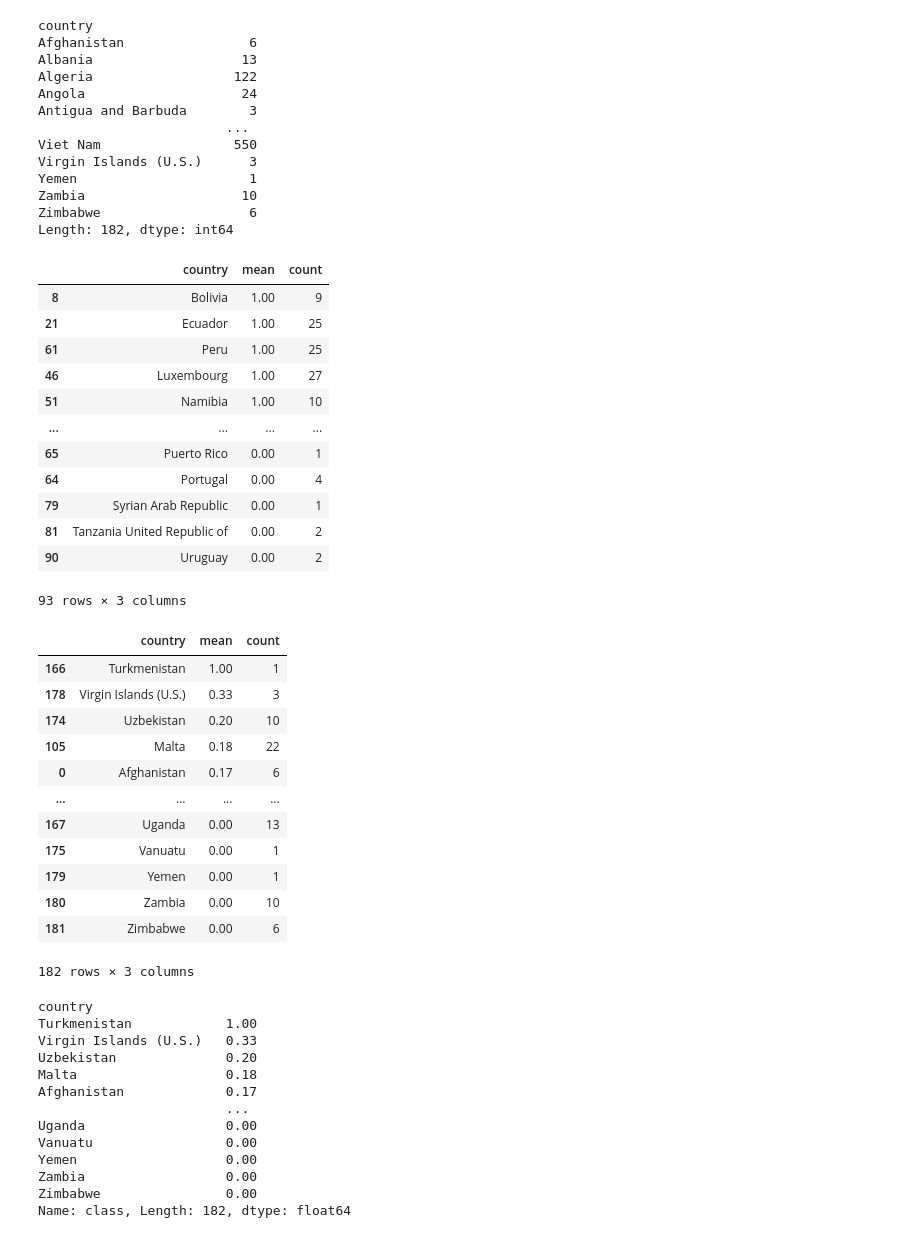
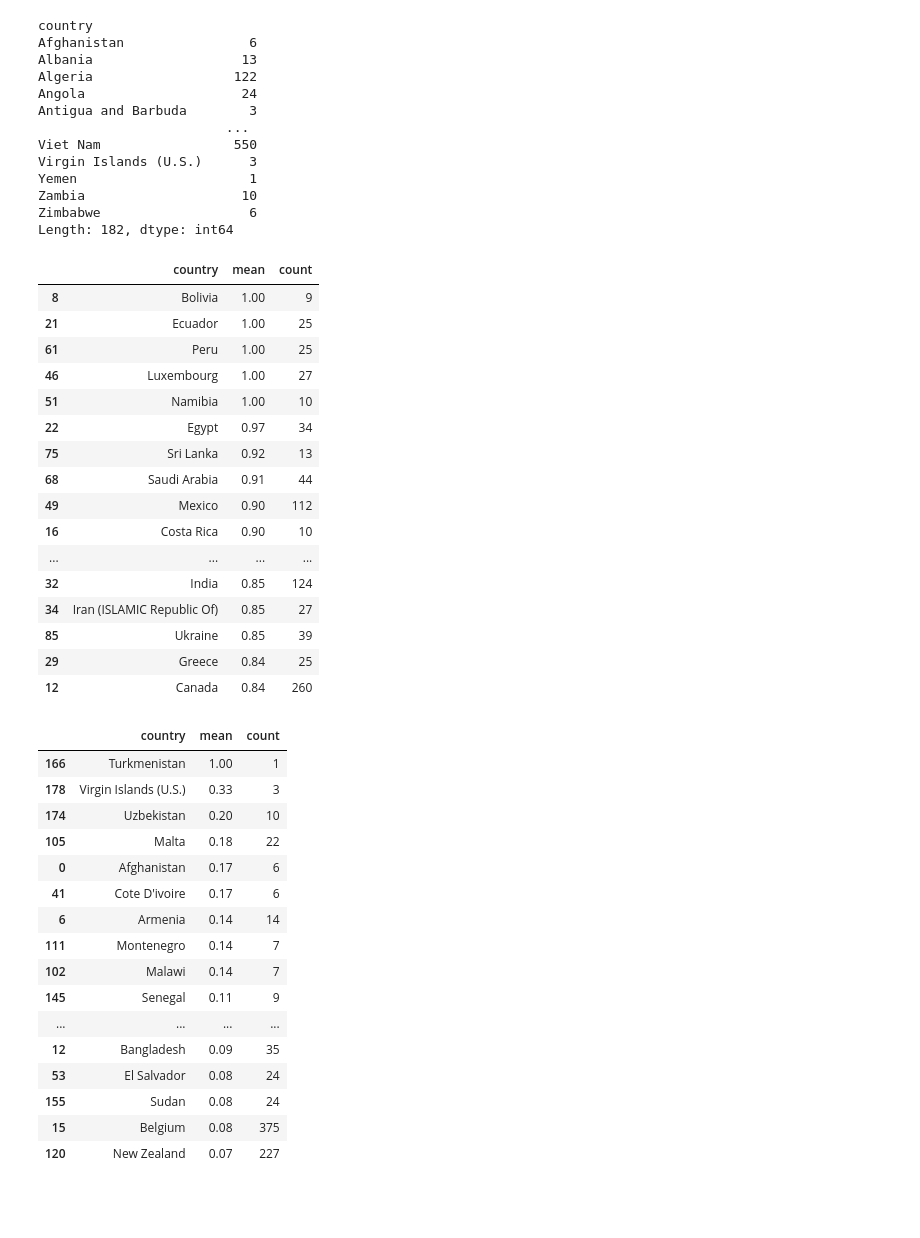
Before and after one commit to LLAES07/fraude_deteccion, a Jupyter notebook: notebook/main.ipynb, the cells around one changed output. Cells and saved outputs as stored; diff of their text form; code cells hidden in the pictures; blank space fills up the shorter version.

Commit message:
Agregada disminucion tasa de fraude mes 1 y resto

```diff
--- a/notebook/main.ipynb
+++ b/notebook/main.ipynb
@@ -1513,25 +1514,29 @@ Zambia                    10
 Zimbabwe                   6
 Length: 182, dtype: int64
 # %%
-df_country_time = df_merged[df_merged['purchase_time_month']==1].groupby([ 'country'])['class'].agg(['mean','count']).reset_index().sort_values('mean',ascending=False)
-df_country_time
+df_country_time_mes_uno = df_merged[df_merged['purchase_time_month']==1].groupby([ 'country'])['class'].agg(['mean','count']).reset_index().sort_values('mean',ascending=False)
+df_country_time_mes_uno.head(25)
 # %% [output]
 |  | country | mean | count |
 | 8 | Bolivia | 1.00 | 9 |
 | 21 | Ecuador | 1.00 | 25 |
 | 61 | Peru | 1.00 | 25 |
 | 46 | Luxembourg | 1.00 | 27 |
 | 51 | Namibia | 1.00 | 10 |
+| 22 | Egypt | 0.97 | 34 |
+| 75 | Sri Lanka | 0.92 | 13 |
+| 68 | Saudi Arabia | 0.91 | 44 |
+| 49 | Mexico | 0.90 | 112 |
+| 16 | Costa Rica | 0.90 | 10 |
 | ... | ... | ... | ... |
-| 65 | Puerto Rico | 0.00 | 1 |
-| 64 | Portugal | 0.00 | 4 |
-| 79 | Syrian Arab Republic | 0.00 | 1 |
-| 81 | Tanzania United Republic of | 0.00 | 2 |
-| 90 | Uruguay | 0.00 | 2 |
+| 32 | India | 0.85 | 124 |
+| 34 | Iran (ISLAMIC Republic Of) | 0.85 | 27 |
+| 85 | Ukraine | 0.85 | 39 |
+| 29 | Greece | 0.84 | 25 |
+| 12 | Canada | 0.84 | 260 |
-93 rows × 3 columns
 # %%
-df_country_time = df_merged[df_merged['purchase_time_month']!=1].groupby([ 'country'])['class'].agg(['mean','count']).reset_index().sort_values('mean',ascending=False)
-df_country_time
+df_country_time_resto = df_merged[df_merged['purchase_time_month']!=1].groupby([ 'country'])['class'].agg(['mean','count']).reset_index().sort_values('mean',ascending=False)
+df_country_time_resto.head(25)
 # %% [output]
 |  | country | mean | count |
 | 166 | Turkmenistan | 1.00 | 1 |
@@ -1539,28 +1544,19 @@ df_country_time
 | 174 | Uzbekistan | 0.20 | 10 |
 | 105 | Malta | 0.18 | 22 |
 | 0 | Afghanistan | 0.17 | 6 |
+| 41 | Cote D'ivoire | 0.17 | 6 |
+| 6 | Armenia | 0.14 | 14 |
+| 111 | Montenegro | 0.14 | 7 |
+| 102 | Malawi | 0.14 | 7 |
+| 145 | Senegal | 0.11 | 9 |
 | ... | ... | ... | ... |
-| 167 | Uganda | 0.00 | 13 |
-| 175 | Vanuatu | 0.00 | 1 |
-| 179 | Yemen | 0.00 | 1 |
-| 180 | Zambia | 0.00 | 10 |
-| 181 | Zimbabwe | 0.00 | 6 |
+| 12 | Bangladesh | 0.09 | 35 |
+| 53 | El Salvador | 0.08 | 24 |
+| 155 | Sudan | 0.08 | 24 |
+| 15 | Belgium | 0.08 | 375 |
+| 120 | New Zealand | 0.07 | 227 |
-182 rows × 3 columns
 # %%
-df_stable = df_merged[df_merged['purchase_time_month'] != 1]
+df_mes1 = df_merged[df_merged['purchase_time_month'] == 1].groupby('country')['class'].agg(['mean', 'count']).reset_index().rename(columns={'mean': 'fraud_mes1', 'count': 'count_mes1'})
 
-df_stable.groupby('country')['class'].mean().sort_values(ascending=False)
+
+df_resto = df_merged[df_merged['purchase_time_month'] != 1].groupby('country')['class'].agg(['mean', 'count']).reset_index().rename(columns={'mean': 'fraud_resto', 'count': 'count_resto'})
-# %% [output]
-country
-Turkmenistan            1.00
-Virgin Islands (U.S.)   0.33
-Uzbekistan              0.20
-Malta                   0.18
-Afghanistan             0.17
-                        ...
-Uganda                  0.00
-Vanuatu                 0.00
-Yemen                   0.00
-Zambia                  0.00
-Zimbabwe                0.00
-Name: class, Length: 182, dtype: float64
```
Also changed, not shown: parts of 6 cells of this notebook.
